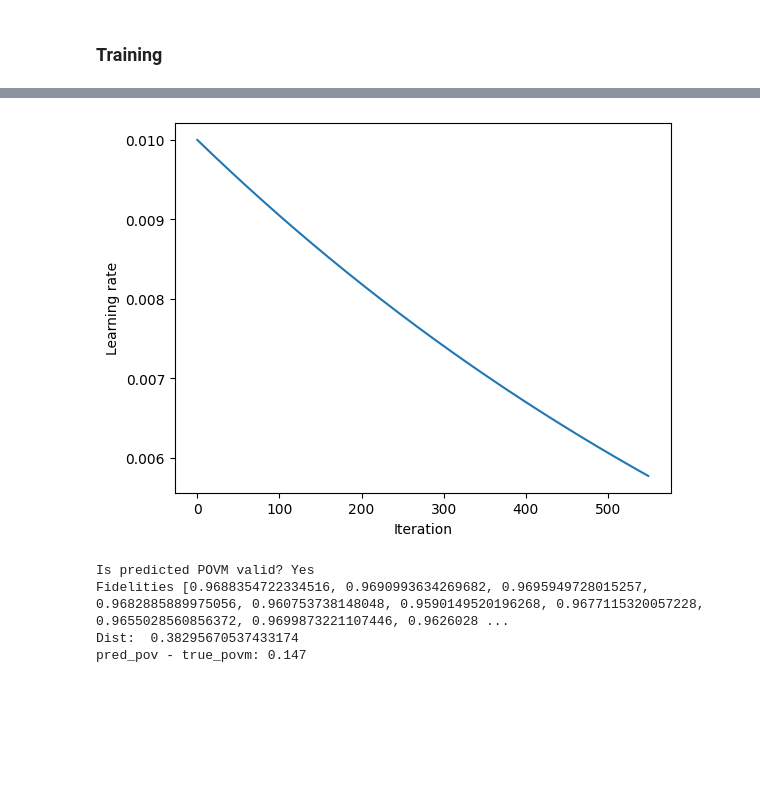
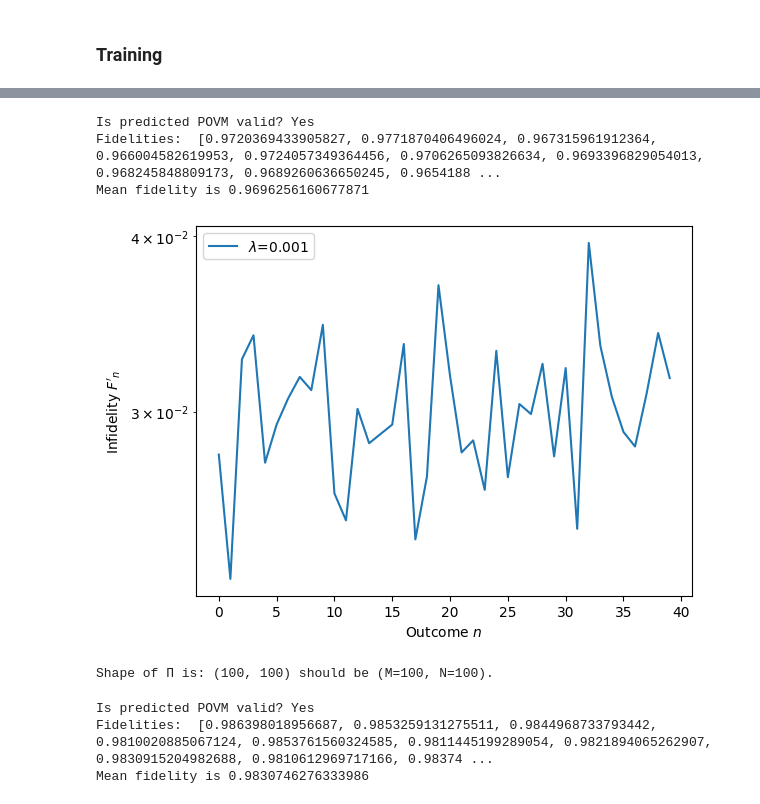
Before and after one commit to amanuelanteneh/gd-qdt, a Jupyter notebook: diag_gd_opt.ipynb, the cells around one changed output, grey strips where cells are left out. Saved outputs shown, nothing was run; the diff lists cells and outputs as text; code cells hidden in the pictures; blank space fills up the shorter version.

```diff
--- a/diag_gd_opt.ipynb
+++ b/diag_gd_opt.ipynb
@@ -145,24 +143,29 @@ Final loss: 8.265230654746268e-07
 # %%
-plt.ylabel('Learning rate')
-plt.xlabel('Iteration')
-plt.plot(lr_vals);
+# plt.ylabel('Learning rate')
+# plt.xlabel('Iteration')
+# plt.plot(lr_vals);
-# %% [output]
-[figure, removed]
 # %%
-from qutip import fidelity, Qobj
+with th.no_grad():
+    probs = th.softmax(logits, dim=1)  # rows are probability vectors
+    pred_povm_full = [ th.diag(probs[:, i]).to('cpu') for i in range(N) ]
+    true_povm_full = [ th.diag(true_povm[:, i]) for i in range(N) ]
 
-with th.no_grad():
-    probs = th.softmax(logits, dim=0).to(dtype=th.complex128)  # cols are probability vectors
-    pred_povm = th.stack([ th.diag(probs[i, :]) for i in range(M) ]).to("cpu")
+    print(f'Is predicted POVM valid? {"Yes" if check_povm_validity(pred_povm_full, tol=1e-5) else "No"}')
 
-    print(f'Is predicted POVM valid? {"Yes" if check_povm_validity(pred_povm) else "No"}')
-
-    print("Fidelities", [ th.real(fidelity(Qobj(pred_povm[i]), Qobj(true_povm[i]))**2 / (th.trace(true_povm[i])*th.trace(pred_povm[i]))).item() for i in range(M) ])
-    #print("Rel errors", [ 100*th.linalg.norm(pred_povm[i] - true_povm[i], ord="fro").item() / th.linalg.norm(true_povm[i], ord="fro").item() for i in range(M) ])
-    print("Dist: ", sqrt(sum([ th.linalg.norm(pred_povm[i] - true_povm[i], ord="fro").item()**2 for i in range(M) ])) )
-    print( "pred_pov - true_povm:", round(th.sum((pred_povm - th.stack(true_povm)) ** 2).item().real, 3) )
+    Fs = [ povm_fidelity(pred_povm_full[i], true_povm_full[i]) for i in range(N) ]
+    print("Fidelities: ", Fs)
+    print(f"Mean fidelity is {sum(Fs)/len(Fs)}")
 # %% [output]
 Is predicted POVM valid? Yes
-Fidelities [0.9688354722334516, 0.9690993634269682, 0.9695949728015257, 0.9682885889975056, 0.960753738148048, 0.9590149520196268, 0.9677115320057228, 0.9655028560856372, 0.9699873221107446, 0.9626028 ...
-Dist:  0.38295670537433174
-pred_pov - true_povm: 0.147
+Fidelities:  [0.9720369433905827, 0.9771870406496024, 0.967315961912364, 0.966004582619953, 0.9724057349364456, 0.9706265093826634, 0.9693396829054013, 0.968245848809173, 0.9689260636650245, 0.9654188 ...
+Mean fidelity is 0.9696256160677871
+# %%
+trunc_n = 40
+plt.plot(list(range(trunc_n)), [1-F for F in Fs[:trunc_n]], label=rf"$\lambda$={lam}")  # get infidelities
+
+plt.legend()
+plt.yscale("log")
+plt.ylabel(r"Infidelity $F'_n$")
+plt.xlabel(r"Outcome $n$");
+# %% [output]
+[figure, added]
@@ -168,0 +214,16 @@ pred_pov - true_povm: 0.147
+# %%
+print(f"Shape of Π is: {tuple(th.tensor(Pi).shape)} should be (M={M}, N={N}).")
+# %% [output]
+Shape of Π is: (100, 100) should be (M=100, N=100).
+# %%
+pred_povm_full = [ th.diag(tensor(Pi[:, i])).to('cpu') for i in range(N) ]
+true_povm_full = [ th.diag(true_povm[:, i]) for i in range(N) ]
+print(f'Is predicted POVM valid? {"Yes" if check_povm_validity(pred_povm_full, tol=1e-6) else "No"}')
+
+Fs = [ povm_fidelity(pred_povm_full[i], true_povm_full[i]) for i in range(N) ]
+print("Fidelities: ", Fs)
+print(f"Mean fidelity is {sum(Fs)/len(Fs)}")
+# %% [output]
+Is predicted POVM valid? Yes
+Fidelities:  [0.986398018956687, 0.9853259131275511, 0.9844968733793442, 0.9810020885067124, 0.9853761560324585, 0.9811445199289054, 0.9821894065262907, 0.9830915204982688, 0.9810612969717166, 0.98374 ...
+Mean fidelity is 0.9830746276333986
```
Also changed, not shown: parts of 12 cells of this notebook, 3 other files.
